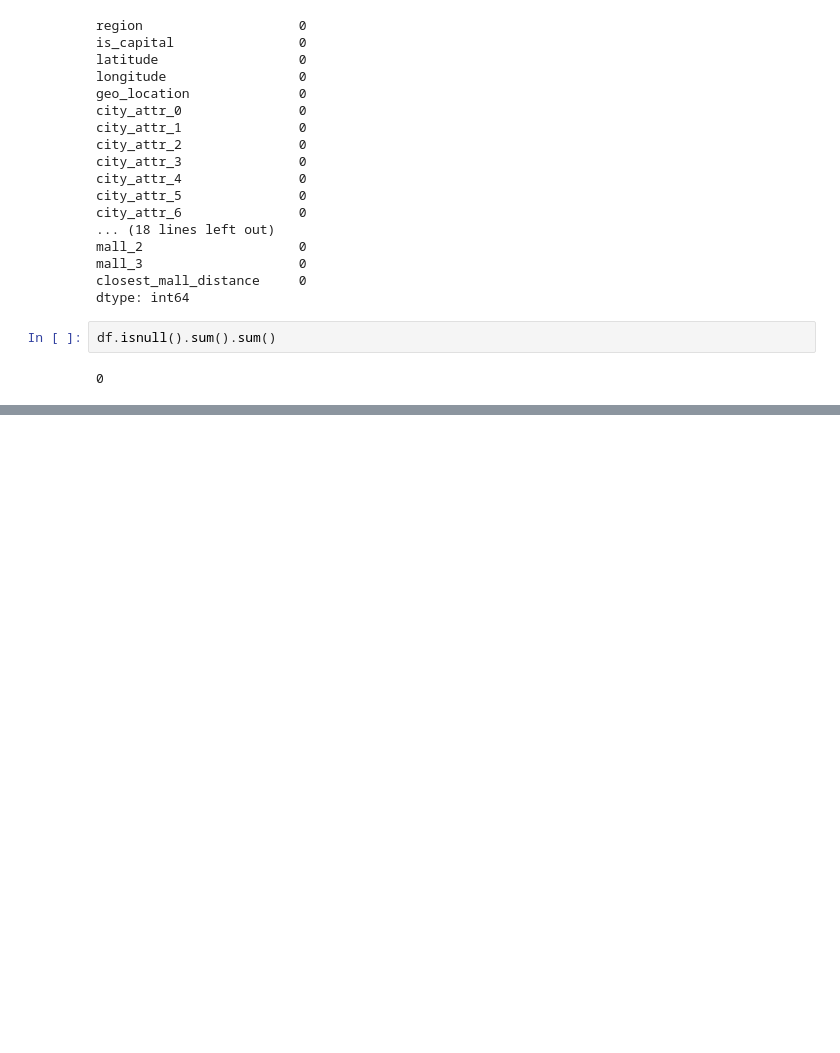
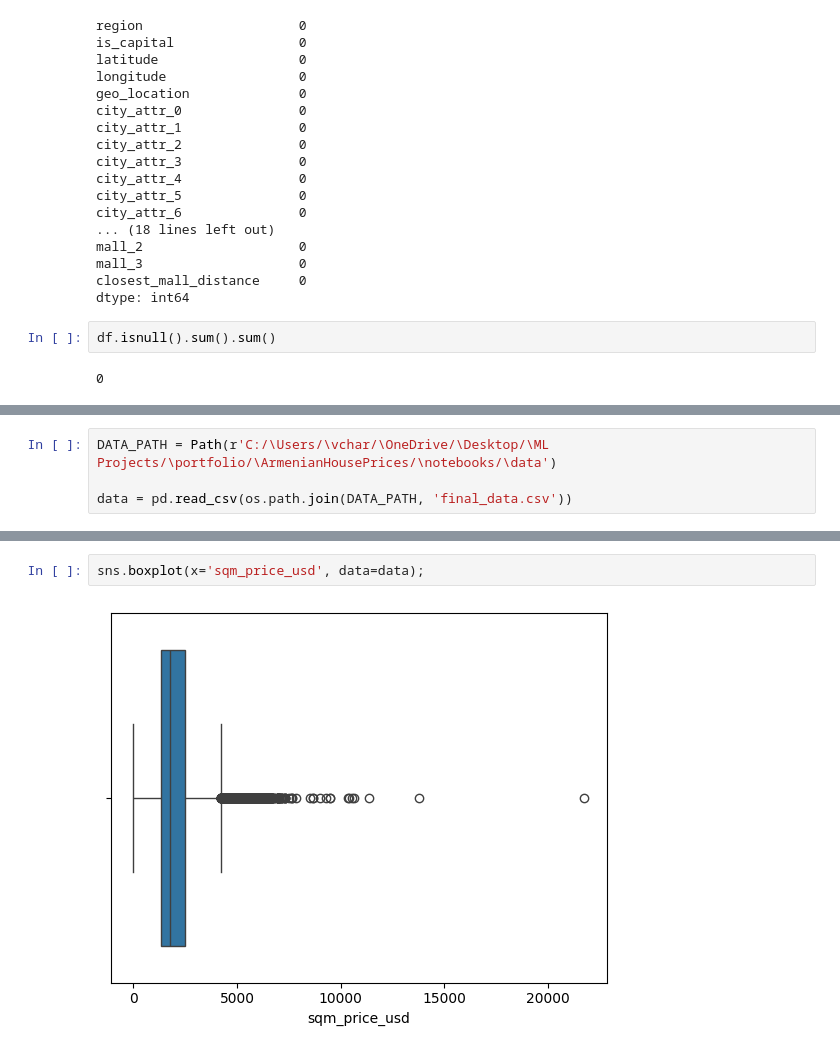
Before and after one commit to VaheC/ArmenianHousePrices, a Jupyter notebook: notebooks/EDA.ipynb, the cells around one changed output, grey strips where cells are left out. Saved outputs shown, nothing was run; the diff lists cells and outputs as text; blank space fills up the shorter version.

```diff
--- a/notebooks/EDA.ipynb
+++ b/notebooks/EDA.ipynb
@@ -1359,0 +1428,4 @@ df.isnull().sum().sum()
+# %%
+DATA_PATH = Path(r'C:/\Users/\vchar/\OneDrive/\Desktop/\ML Projects/\portfolio/\ArmenianHousePrices/\notebooks/\data')
+
+data = pd.read_csv(os.path.join(DATA_PATH, 'final_data.csv'))
@@ -1359,0 +1510,4 @@ df.isnull().sum().sum()
+# %%
+sns.boxplot(x='sqm_price_usd', data=data);
+# %% [output]
+[figure, added]
```
Also changed, not shown: parts of 39 cells of this notebook.
